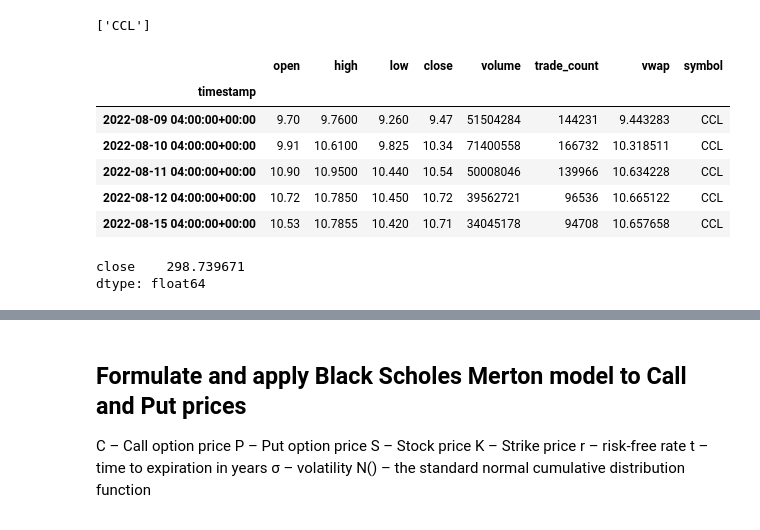
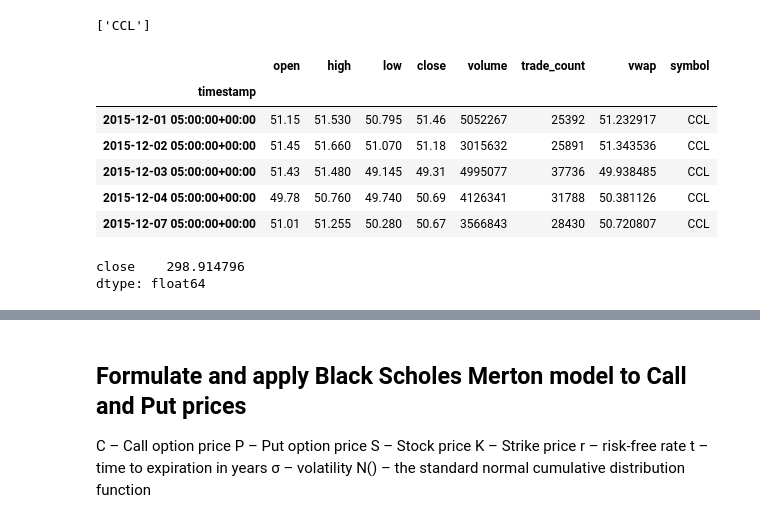
Before and after one commit to cclogan619/Project-3_Wisdom_Learners, a Jupyter notebook: Todd_Files/investment-valuations_P3.ipynb, the cells around one changed output, grey strips where cells are left out. Saved outputs shown, nothing was run; the diff lists cells and outputs as text; code cells hidden in the pictures.

```diff
--- a/Todd_Files/investment-valuations_P3.ipynb
+++ b/Todd_Files/investment-valuations_P3.ipynb
@@ -124,33 +98,31 @@ timeframe = "1Day"
 # %%
 # Use the Alpaca get_bars function to gather the price information for each ticker
 # Include the function parameters: tickers, timeframe, start, and end
 # Be sure to call the df property to ensure that the returned information is set as a DataFrame
 portfolio_prices_df = alpaca.get_bars(
     tickers,
     timeframe,
     start = start_date,
     end = end_date
 ).df
 
 # Preview the resulting `portfolio_prices_df` DataFrame.
-portfolio_prices_df.tail()
+portfolio_prices_df.head()
 # %% [output]
 |  | open | high | low | close | volume | trade_count | vwap | symbol |
 | timestamp |  |  |  |  |  |  |  |  |
-| 2022-08-09 04:00:00+00:00 | 9.70 | 9.7600 | 9.260 | 9.47 | 51504284 | 144231 | 9.443283 | CCL |
-| 2022-08-10 04:00:00+00:00 | 9.91 | 10.6100 | 9.825 | 10.34 | 71400558 | 166732 | 10.318511 | CCL |
-| 2022-08-11 04:00:00+00:00 | 10.90 | 10.9500 | 10.440 | 10.54 | 50008046 | 139966 | 10.634228 | CCL |
-| 2022-08-12 04:00:00+00:00 | 10.72 | 10.7850 | 10.450 | 10.72 | 39562721 | 96536 | 10.665122 | CCL |
-| 2022-08-15 04:00:00+00:00 | 10.53 | 10.7855 | 10.420 | 10.71 | 34045178 | 94708 | 10.657658 | CCL |
+| 2015-12-01 05:00:00+00:00 | 51.15 | 51.530 | 50.795 | 51.46 | 5052267 | 25392 | 51.232917 | CCL |
+| 2015-12-02 05:00:00+00:00 | 51.45 | 51.660 | 51.070 | 51.18 | 3015632 | 25891 | 51.343536 | CCL |
+| 2015-12-03 05:00:00+00:00 | 51.43 | 51.480 | 49.145 | 49.31 | 4995077 | 37736 | 49.938485 | CCL |
+| 2015-12-04 05:00:00+00:00 | 49.78 | 50.760 | 49.740 | 50.69 | 4126341 | 31788 | 50.381126 | CCL |
+| 2015-12-07 05:00:00+00:00 | 51.01 | 51.255 | 50.280 | 50.67 | 3566843 | 28430 | 50.720807 | CCL |
 # %%
 # Reorganize the DataFrame
 # Separate ticker data
 CCL = portfolio_prices_df[portfolio_prices_df['symbol']=='CCL'].drop('symbol', axis=1)
-SPX = portfolio_prices_df[portfolio_prices_df['symbol']=='SPY'].drop('symbol', axis=1)
 
 
 CCL = CCL.drop(['open', 'high', 'low', 'volume', 'trade_count', 'vwap'], axis = 1)
-SPX = SPX.drop(['open', 'high', 'low', 'volume', 'trade_count', 'vwap'], axis = 1)
 
 #CCL = CCL.insert(1,"std", int)
 CCL_standard_dev = CCL.std()*np.sqrt(252)
@@ -161,7 +133,7 @@ CCL_standard_dev = CCL.std()*np.sqrt(252)
 # Display sample data
 display(CCL_standard_dev)
 # %% [output]
-close    298.739671
+close    298.914796
 dtype: float64
 # %%
 CCL["std"] = CCL["close"].std()
```
Also changed, not shown: parts of 31 cells of this notebook, 27 other files.
